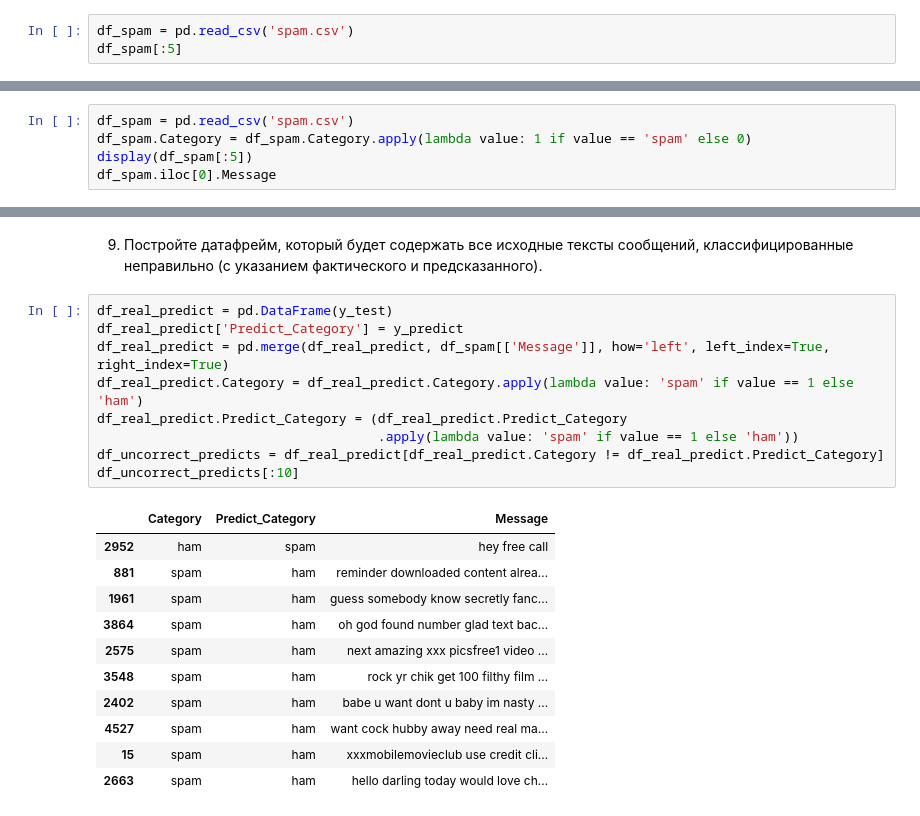
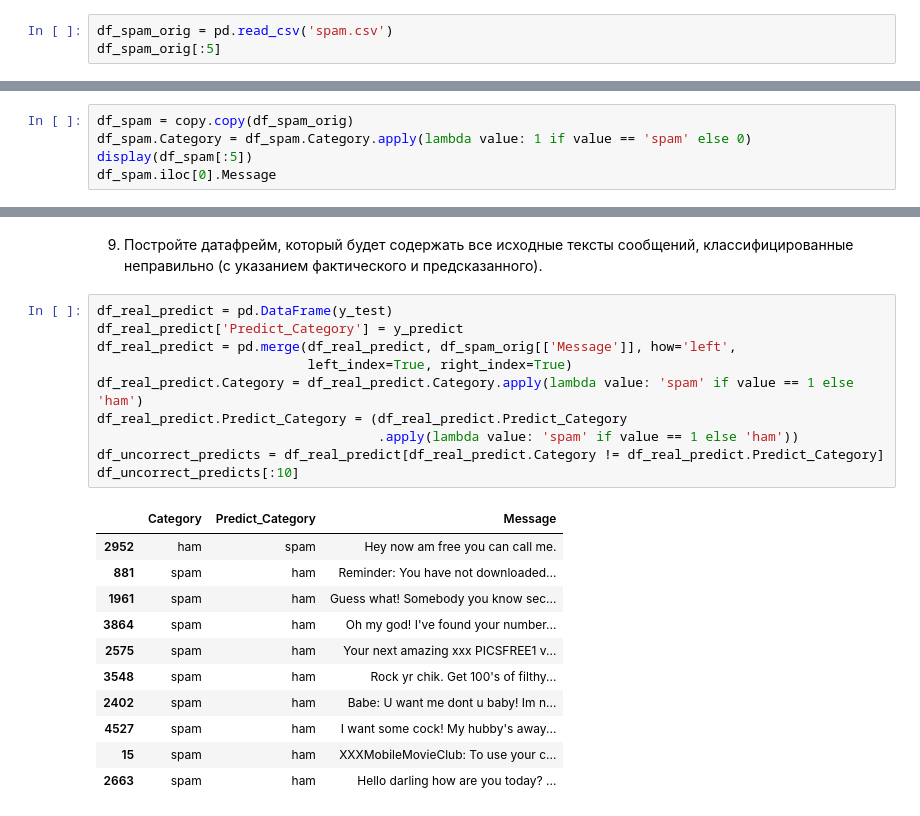
Before and after one commit to inject0r1945/pyda-13-dz, a Jupyter notebook: stat_case_study/dz_report.ipynb, the cells around one changed output, grey strips where cells are left out. Cells and saved outputs as stored; diff of their text form.

```diff
--- a/stat_case_study/dz_report.ipynb
+++ b/stat_case_study/dz_report.ipynb
@@ -207,8 +208,8 @@ tfidf_matrix = pd.DataFrame(tfidf_matrix.toarray(), columns=cname)
 8) Опишите результаты при помощи [confusion_matrix](https://scikit-learn.org/stable/modules/generated/sklearn.metrics.confusion_matrix.html?highlight=confusion_matrix#sklearn.metrics.confusion_matrix);
 9) Постройте датафрейм, который будет содержать все исходные тексты сообщений, классифицированные неправильно (с указанием фактического и предсказанного).
 # %%
-df_spam = pd.read_csv('spam.csv')
-df_spam[:5]
+df_spam_orig = pd.read_csv('spam.csv')
+df_spam_orig[:5]
 # %% [output]
 |  | Category | Message |
 | 0 | ham | Go until jurong point, crazy.. Av... |
@@ -217,7 +218,7 @@ df_spam[:5]
 | 3 | ham | U dun say so early hor... U c alr... |
 | 4 | ham | Nah I don't think he goes to usf,... |
 # %%
-df_spam = pd.read_csv('spam.csv')
+df_spam = copy.copy(df_spam_orig)
 df_spam.Category = df_spam.Category.apply(lambda value: 1 if value == 'spam' else 0)
 display(df_spam[:5])
 df_spam.iloc[0].Message
@@ -359,21 +360,22 @@ array([[1445,    3],
 # %%
 df_real_predict = pd.DataFrame(y_test)
 df_real_predict['Predict_Category'] = y_predict
-df_real_predict = pd.merge(df_real_predict, df_spam[['Message']], how='left', left_index=True, right_index=True)
+df_real_predict = pd.merge(df_real_predict, df_spam_orig[['Message']], how='left',
+                           left_index=True, right_index=True)
 df_real_predict.Category = df_real_predict.Category.apply(lambda value: 'spam' if value == 1 else 'ham')
 df_real_predict.Predict_Category = (df_real_predict.Predict_Category
                                     .apply(lambda value: 'spam' if value == 1 else 'ham'))
 df_uncorrect_predicts = df_real_predict[df_real_predict.Category != df_real_predict.Predict_Category]
 df_uncorrect_predicts[:10]
 # %% [output]
 |  | Category | Predict_Category | Message |
-| 2952 | ham | spam | hey free call |
-| 881 | spam | ham | reminder downloaded content alrea... |
-| 1961 | spam | ham | guess somebody know secretly fanc... |
-| 3864 | spam | ham | oh god found number glad text bac... |
-| 2575 | spam | ham | next amazing xxx picsfree1 video ... |
-| 3548 | spam | ham | rock yr chik get 100 filthy film ... |
-| 2402 | spam | ham | babe u want dont u baby im nasty ... |
-| 4527 | spam | ham | want cock hubby away need real ma... |
-| 15 | spam | ham | xxxmobilemovieclub use credit cli... |
-| 2663 | spam | ham | hello darling today would love ch... |
+| 2952 | ham | spam | Hey now am free you can call me. |
+| 881 | spam | ham | Reminder: You have not downloaded... |
+| 1961 | spam | ham | Guess what! Somebody you know sec... |
+| 3864 | spam | ham | Oh my god! I've found your number... |
+| 2575 | spam | ham | Your next amazing xxx PICSFREE1 v... |
+| 3548 | spam | ham | Rock yr chik. Get 100's of filthy... |
+| 2402 | spam | ham | Babe: U want me dont u baby! Im n... |
+| 4527 | spam | ham | I want some cock! My hubby's away... |
+| 15 | spam | ham | XXXMobileMovieClub: To use your c... |
+| 2663 | spam | ham | Hello darling how are you today? ... |
```
Also changed, not shown: parts of 2 cells of this notebook.
